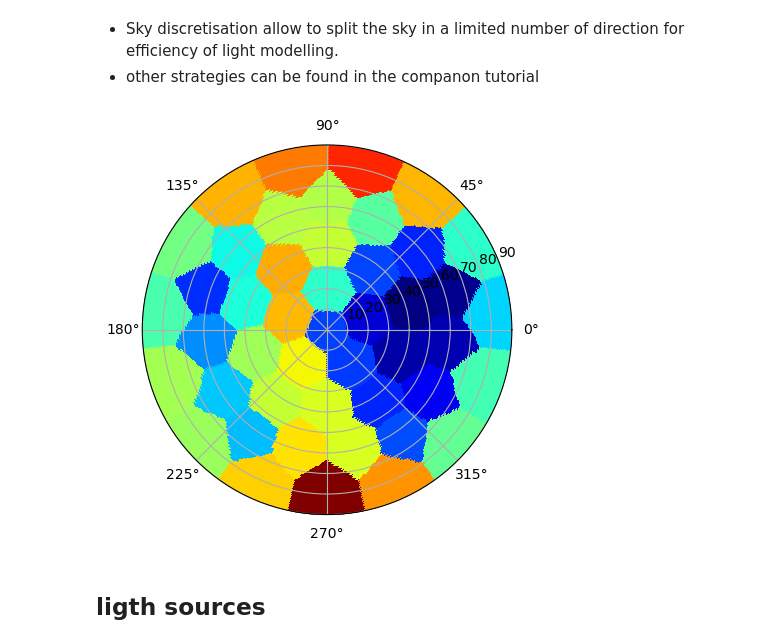
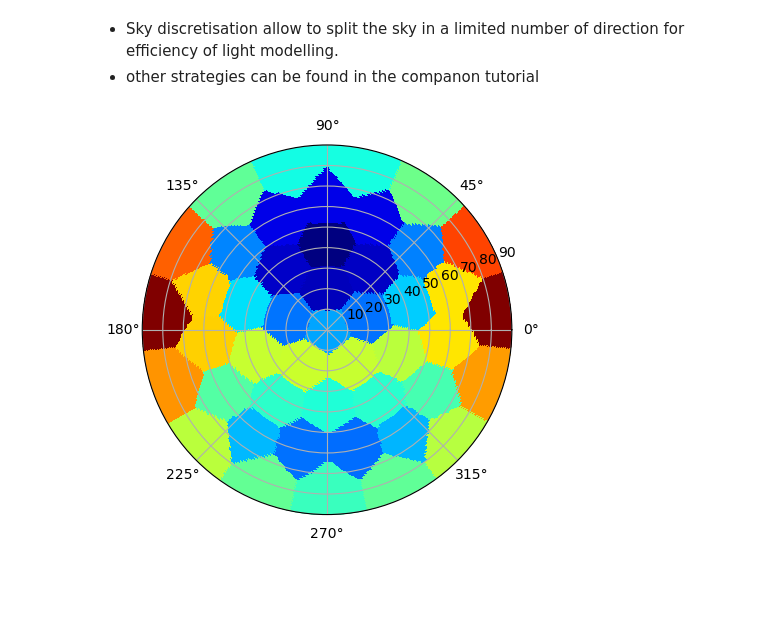
Before and after one commit to openalea-incubator/astk, a Jupyter notebook: example/notebooks/Sky luminance.ipynb, the cells around one changed output. Cells and saved outputs as stored; diff of their text form; code cells hidden in the pictures; blank space fills up the shorter version.

```diff
--- a/example/notebooks/Sky luminance.ipynb
+++ b/example/notebooks/Sky luminance.ipynb
@@ -41,5 +40,5 @@ sky_irr
 * Luminance are scaled to ensure a global horizontal irradiance of 1
 # %%
 grid=sky_grid()
-lum=sky_luminance(grid, 'all_weather', sky_irr)
+sun, sky=sky_luminance(grid, 'all_weather', sky_irr)
 # %%
@@ -52,11 +51,8 @@ show_sky(grid, lum)
 * Sky discretisation allow to split the sky in a limited number of direction for efficiency of light modelling.
 * other strategies can be found in the companon tutorial
 # %%
-sky_mesh = turtle_mesh(46)
-targets = spherical_face_centers(sky_mesh)
-sky_sources, skymap = sky_map(grid, lum, targets)
-show_sky(grid,skymap)
+disc = sky_turtle()
+sky_agg, grid_agg, sky_disc = sky_map(grid, sky, disc)
+show_sky(grid,sky_disc)
 # %% [output]
-[figure, old version]
+[figure, new version]
-# %% [markdown]
-##  ligth sources
```
Also changed, not shown: parts of 7 cells of this notebook, 1 other file.
